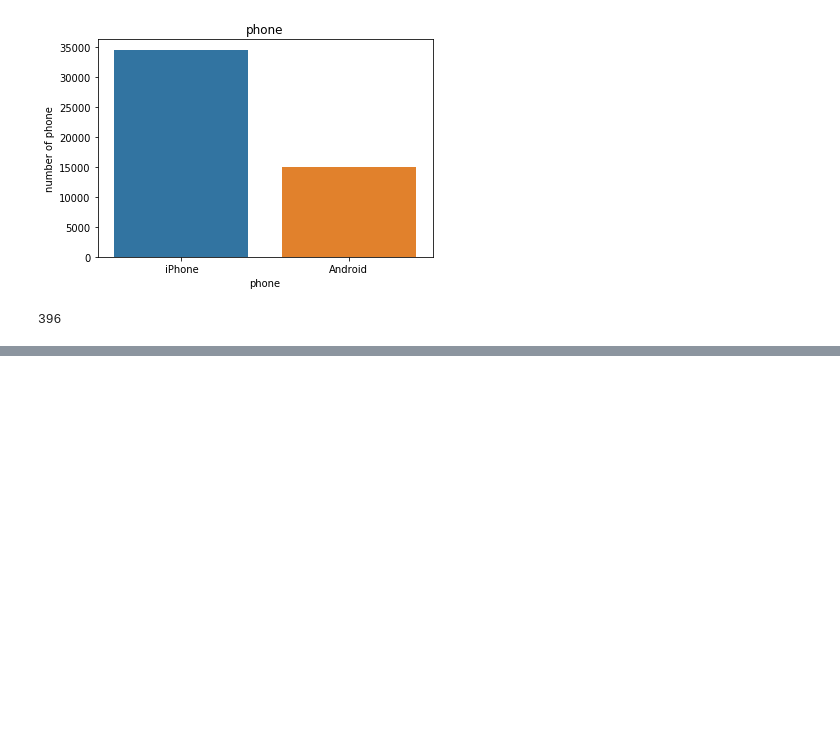
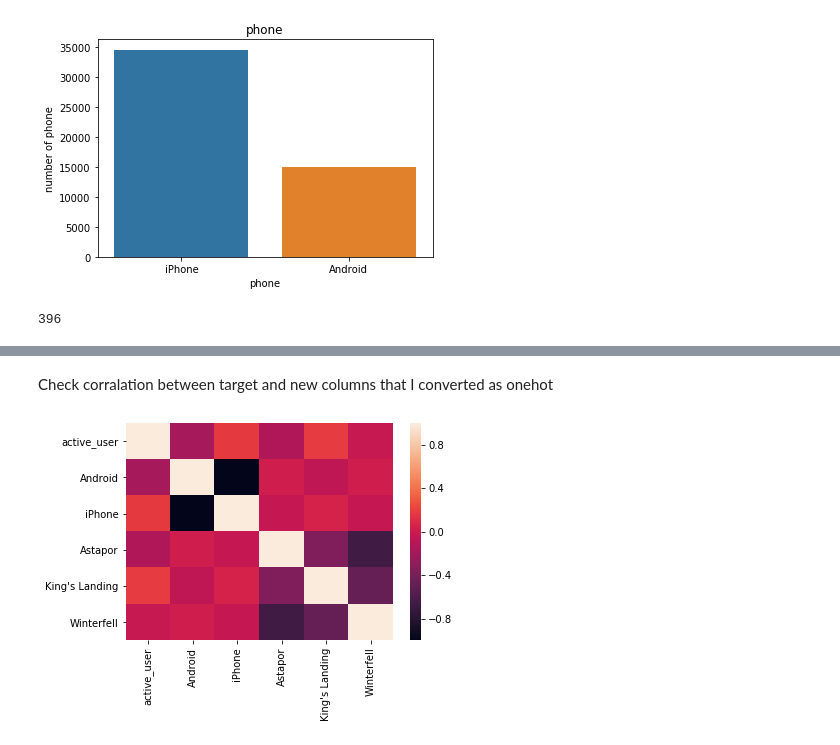
Before and after one commit to atsushii/Ultimate_take_home_challenge, a Jupyter notebook: Predictive_modeling.ipynb, the cells around one changed output, grey strips where cells are left out. Cells and saved outputs as stored; diff of their text form; code cells hidden in the pictures; blank space fills up the shorter version.

```diff
--- a/Predictive_modeling.ipynb
+++ b/Predictive_modeling.ipynb
@@ -145,0 +186,2 @@ city_astapor_android = df.loc[(df["phone"] == "Android") & (df["city"] == "Astap
+# %%
+df["phone"].fillna("iPhone", inplace=True)
@@ -145,0 +205,10 @@ city_astapor_android = df.loc[(df["phone"] == "Android") & (df["city"] == "Astap
+# %%
+# convert categorical to num
+phone_col = pd.get_dummies(df["phone"])
+city_col = pd.get_dummies(df["city"])
+# %%
+df = df.join(phone_col)
+df = df.join(city_col)
+# %%
+# drop city and phone column
+df.drop(["city","phone"], axis=1, inplace=True)
@@ -145,0 +224,9 @@ city_astapor_android = df.loc[(df["phone"] == "Android") & (df["city"] == "Astap
+# %% [markdown]
+Check corralation between target and new columns that  I converted as onehot
+# %%
+new_cor = df.loc[:, "active_user": "Winterfell"]
+corr = new_cor.corr()
+sns.heatmap(corr)
+plt.show()
+# %% [output]
+[figure, added]
```
Also changed, not shown: parts of 52 cells of this notebook.
